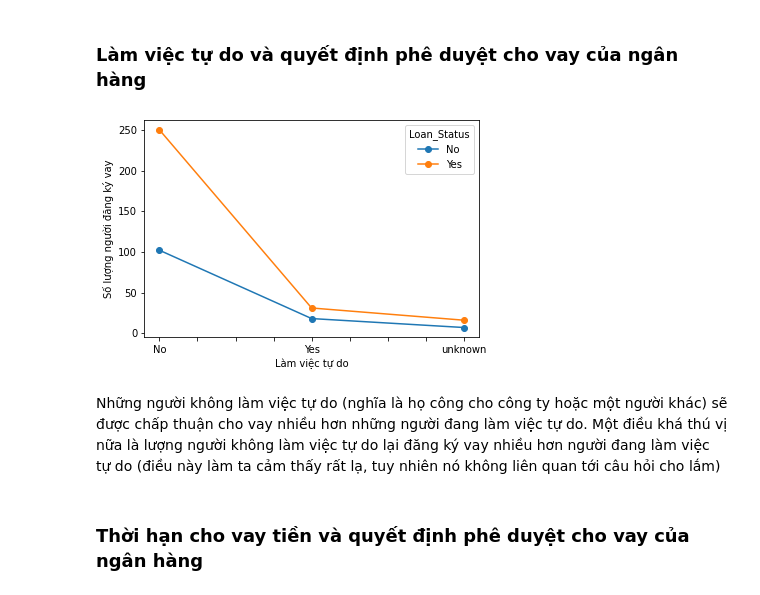
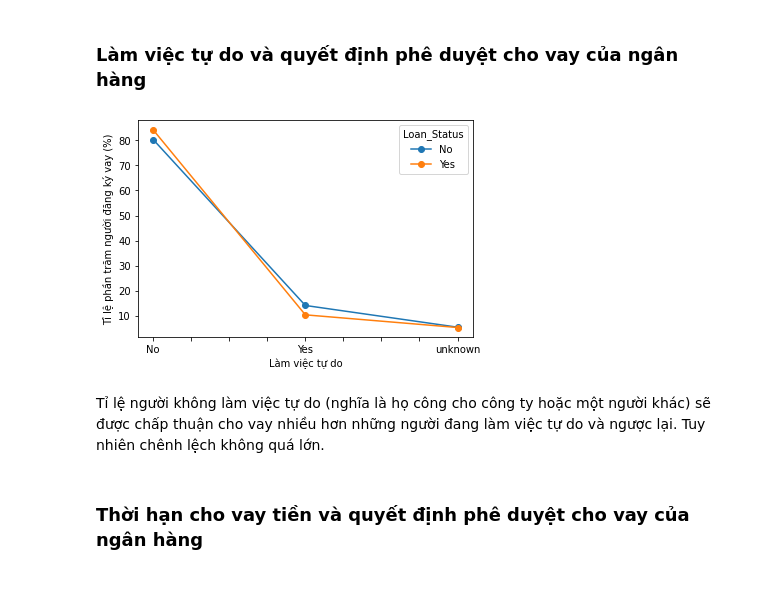
Before and after one commit to tonyvu1289/P4DS-FinalProject-vip, a Jupyter notebook: Final_Project.ipynb, the cells around one changed output. Drawn from its saved outputs; the diff is of its cells as text; code cells hidden in the pictures.

```diff
--- a/Final_Project.ipynb
+++ b/Final_Project.ipynb
@@ -715,13 +719,14 @@ Hmmm.. có thể là những người đã tốt nghiệp sẽ dễ có công vi
 # %%
 sellfEmployed_status = data_df.groupby(['Loan_Status','Self_Employed'])['Self_Employed'].count()
 sellfEmployed_status_df = sellfEmployed_status.unstack(0)
-sellfEmployed_status_df.plot.line(marker='o')
+sellfEmployed_status_ratio = sellfEmployed_status_df[:]/sellfEmployed_status_df[:].sum()*100
+sellfEmployed_status_ratio.plot.line(marker='o')
 plt.xlabel('Làm việc tự do')
-plt.ylabel('Số lượng người đăng ký vay');
+plt.ylabel('Tỉ lệ phần trăm người đăng ký vay (%)');
 # %% [output]
-[figure, old version]
+[figure, new version]
 # %% [markdown]
-Những người không làm việc tự do (nghĩa là họ công cho công ty hoặc một người khác) sẽ được chấp thuận cho vay nhiều hơn những người đang làm việc tự do. Một điều khá thú vị nữa là lượng người không làm việc tự do lại đăng ký vay nhiều hơn người đang làm việc tự do (điều này làm ta cảm thấy rất lạ, tuy nhiên nó không liên quan tới câu hỏi cho lắm)
+Tỉ lệ người không làm việc tự do (nghĩa là họ công cho công ty hoặc một người khác) sẽ được chấp thuận cho vay nhiều hơn những người đang làm việc tự do và ngược lại. Tuy nhiên chênh lệch không quá lớn.
 # %% [markdown]
 ### Thời hạn cho vay tiền và quyết định phê duyệt cho vay của ngân hàng
 # %%
```
Also changed, not shown: parts of 19 cells of this notebook.
